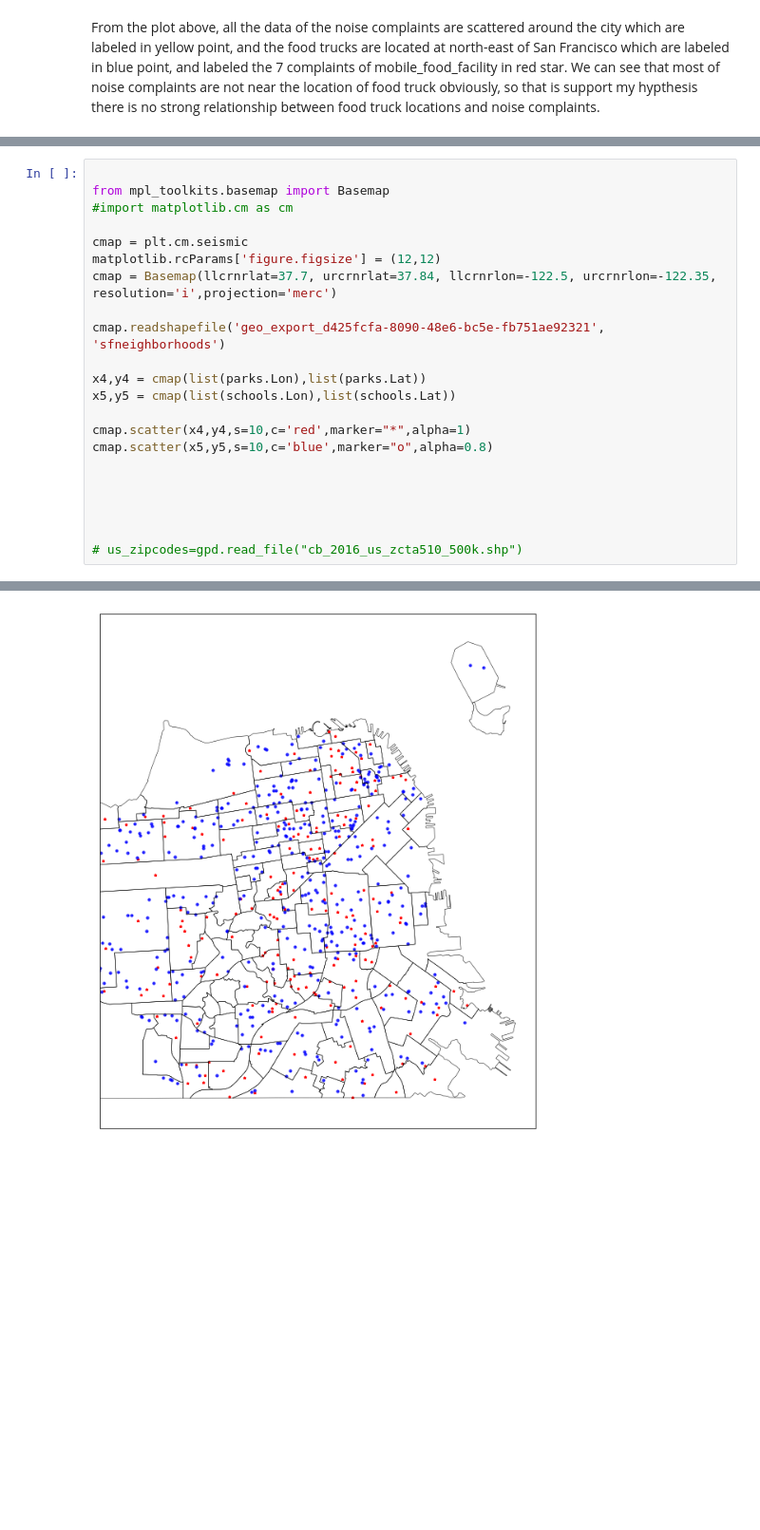
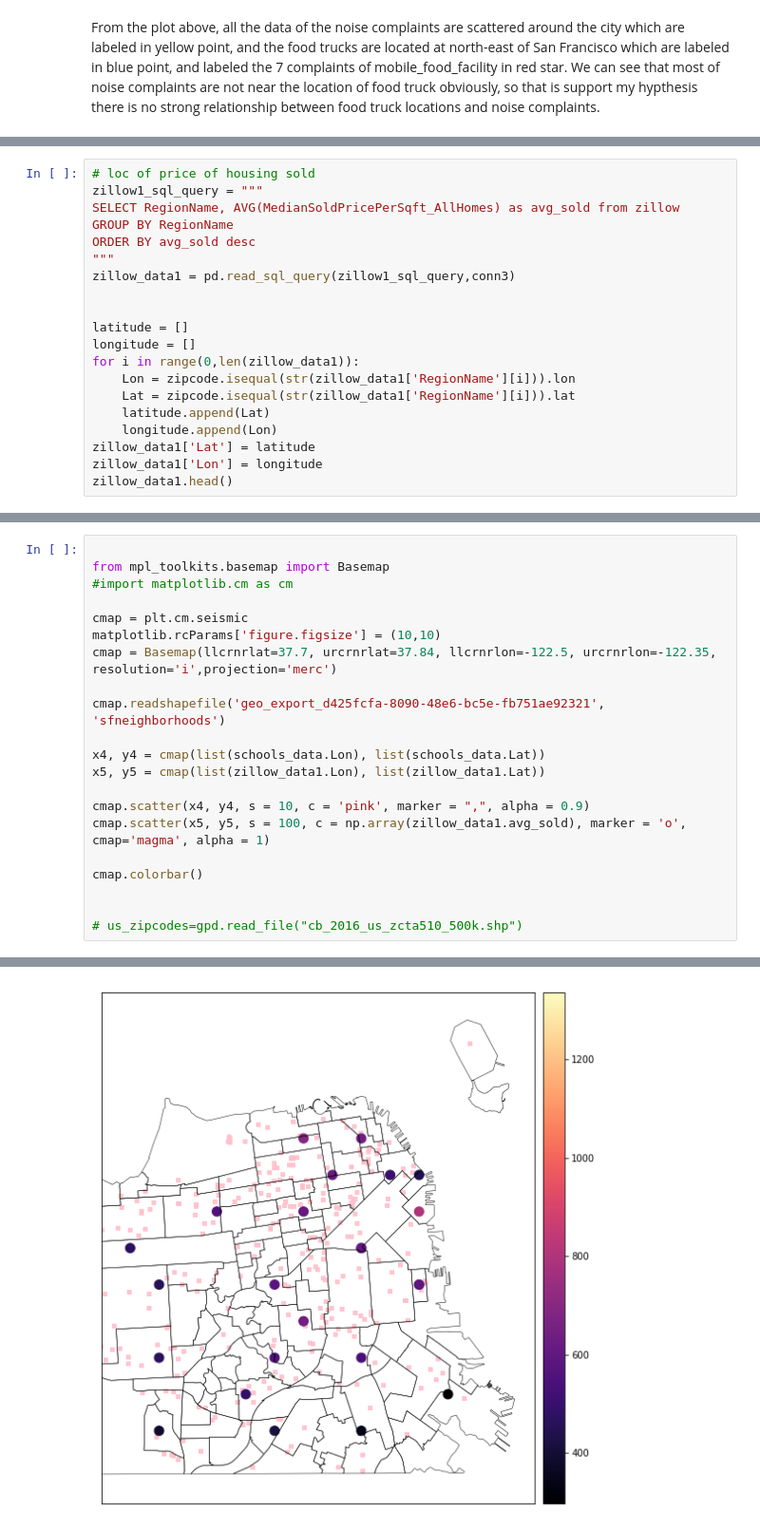
Before and after one commit to xtowang/Housing-in-SF, a Jupyter notebook: hw5.ipynb, the cells around one changed output, grey strips where cells are left out. Shown: that part at 95% size. Cells and saved outputs as stored; diff of their text form; blank space fills up the shorter version.

```diff
--- a/hw5.ipynb
+++ b/hw5.ipynb
@@ -381,0 +347,20 @@ schools_data.head()
+# %%
+# loc of price of housing sold
+zillow1_sql_query = """
+SELECT RegionName, AVG(MedianSoldPricePerSqft_AllHomes) as avg_sold from zillow
+GROUP BY RegionName
+ORDER BY avg_sold desc
+"""
+zillow_data1 = pd.read_sql_query(zillow1_sql_query,conn3)
+
+
+latitude = []
+longitude = []
+for i in range(0,len(zillow_data1)):
+    Lon = zipcode.isequal(str(zillow_data1['RegionName'][i])).lon
+    Lat = zipcode.isequal(str(zillow_data1['RegionName'][i])).lat
+    latitude.append(Lat)
+    longitude.append(Lon)
+zillow_data1['Lat'] = latitude
+zillow_data1['Lon'] = longitude
+zillow_data1.head()
@@ -385,19 +379,18 @@ from mpl_toolkits.basemap import Basemap
 #import matplotlib.cm as cm
 
 cmap = plt.cm.seismic
-matplotlib.rcParams['figure.figsize'] = (12,12)
+matplotlib.rcParams['figure.figsize'] = (10,10)
 cmap = Basemap(llcrnrlat=37.7, urcrnrlat=37.84, llcrnrlon=-122.5, urcrnrlon=-122.35, resolution='i',projection='merc')
 
 cmap.readshapefile('geo_export_d425fcfa-8090-48e6-bc5e-fb751ae92321', 'sfneighborhoods')
 
-x4,y4 = cmap(list(parks.Lon),list(parks.Lat))
-x5,y5 = cmap(list(schools.Lon),list(schools.Lat))
+x4, y4 = cmap(list(schools_data.Lon), list(schools_data.Lat))
+x5, y5 = cmap(list(zillow_data1.Lon), list(zillow_data1.Lat))
 
-cmap.scatter(x4,y4,s=10,c='red',marker="*",alpha=1)
-cmap.scatter(x5,y5,s=10,c='blue',marker="o",alpha=0.8)
+cmap.scatter(x4, y4, s = 10, c = 'pink', marker = ",", alpha = 0.9)
+cmap.scatter(x5, y5, s = 100, c = np.array(zillow_data1.avg_sold), marker = 'o', cmap='magma', alpha = 1)
 
-
-
+cmap.colorbar()
 
 
 # us_zipcodes=gpd.read_file("cb_2016_us_zcta510_500k.shp")
@@ -406 +399 @@ cmap.scatter(x5,y5,s=10,c='blue',marker="o",alpha=0.8)
-[figure, old version]
+[figure, new version]
```
Also changed, not shown: parts of 29 cells of this notebook.
